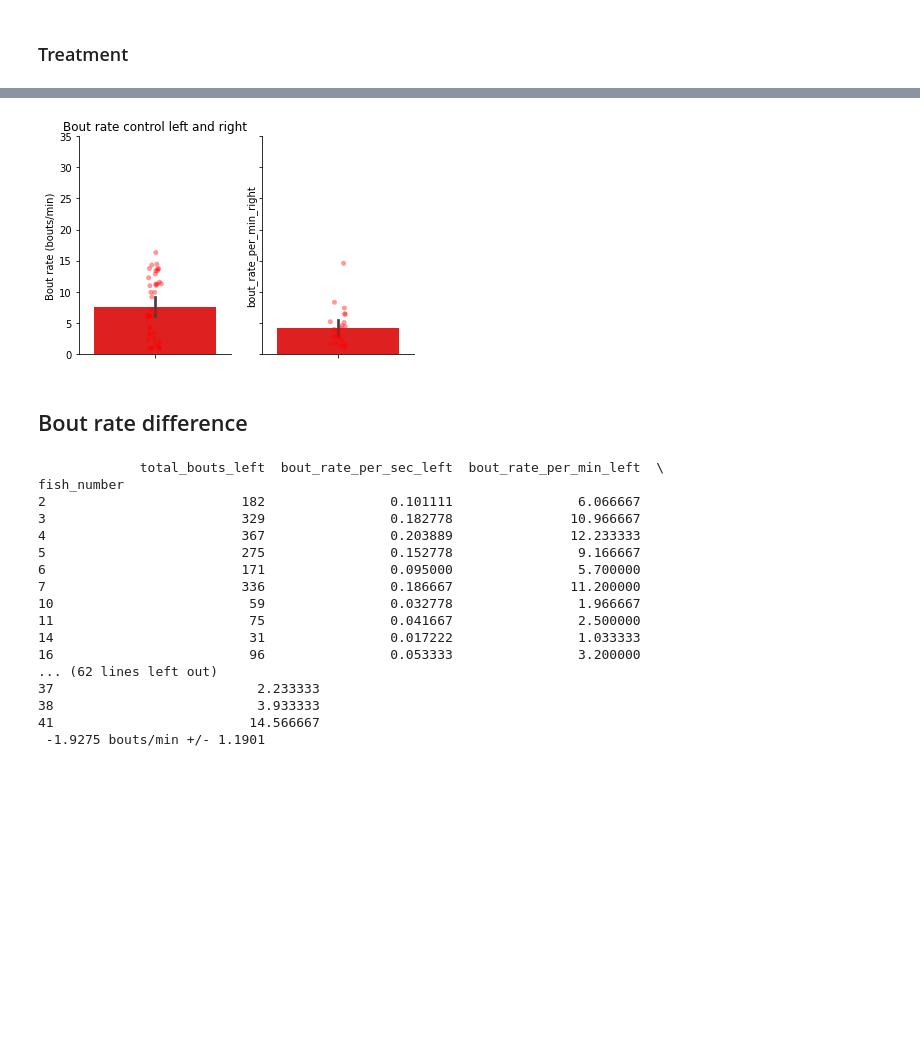
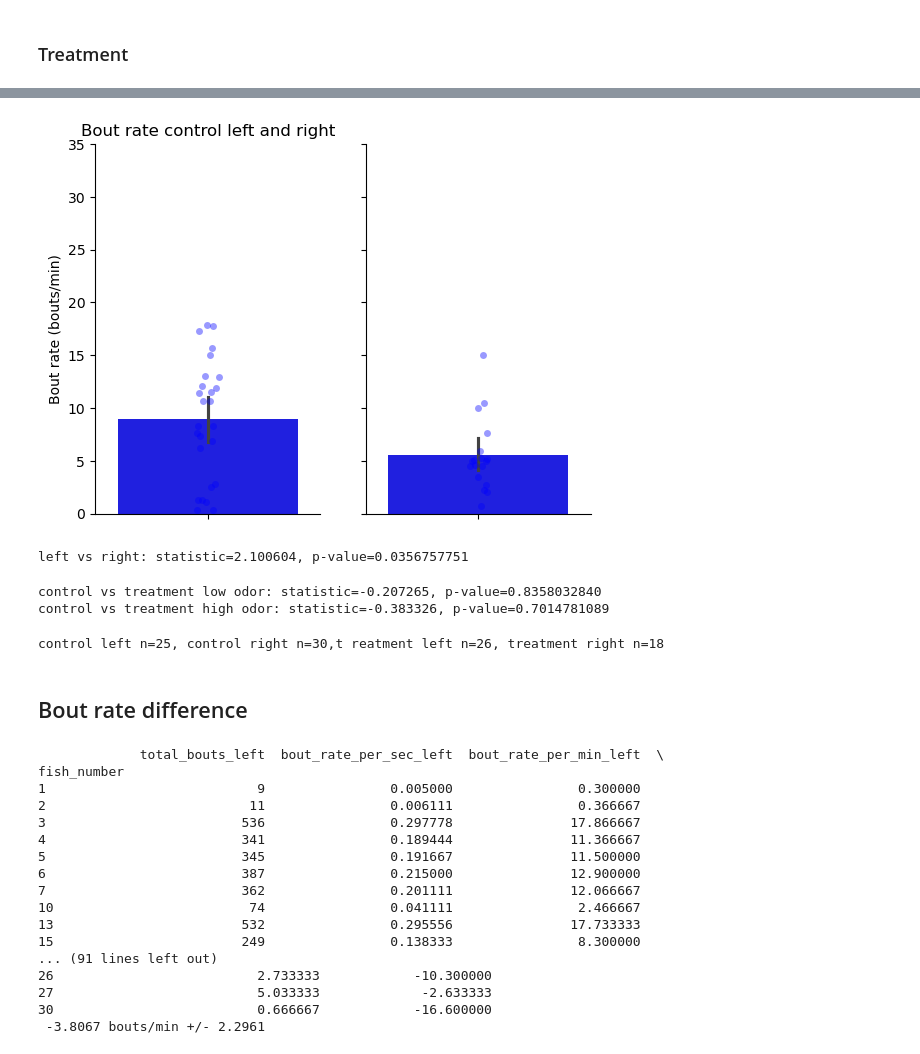
Before and after one commit to PaulaPflitsch/SleepPaper_code2023, a Jupyter notebook: Avoidance_analysis/Odor_sleep_data_oct2024.ipynb, the cells around one changed output, grey strips where cells are left out. Cells and saved outputs as stored; diff of their text form; code cells hidden in the pictures; blank space fills up the shorter version.

```diff
--- a/Avoidance_analysis/Odor_sleep_data_oct2024.ipynb
+++ b/Avoidance_analysis/Odor_sleep_data_oct2024.ipynb
@@ -46,5 +46,5 @@ print(bout_rates_ctrl)
 # %%
 # change directory
-bout_rates_SD=pd.read_csv(r"E:\Olfaction\Prefernece_index_cadaverine\5mM_cadaverine\bout_rates_SD.csv", header=None)
+bout_rates_SD=pd.read_csv(r"D:\Olfaction\Preference_index_starved\partial_starvation\patial_starvation\bout_rates_starved.csv", header=None)
 print(bout_rates_SD)
 # %% [output]
@@ -326,30 +333,50 @@ Right side mean bout rate:
 # %%
 #a4_dims = (11.7, 8.27)
 #fig, ax = plt.subplots(figsize=a4_dims)
 fig, (ax1, ax2) = plt.subplots(1, 2, sharey=True)
-ax = sns.barplot(ax=ax1,y=left_bout_rates['bout_rate_per_min_left'], color = "red", orient="v")
-ax = sns.stripplot(ax=ax1,y="bout_rate_per_min_left", data=left_bout_rates, dodge=True, color="red", alpha = 0.4,jitter = 0.05)
+ax = sns.barplot(ax=ax1,y=left_bout_rates_SD['bout_rate_per_min_left'], color = "blue", orient="v")
+ax = sns.stripplot(ax=ax1,y="bout_rate_per_min_left", data=left_bout_rates_SD, dodge=True, color="blue", alpha = 0.4,jitter = 0.05)
 
-ax = sns.barplot(ax=ax2, y=right_bout_rates['bout_rate_per_min_right'], color = "red", orient="v")
-ax = sns.stripplot(ax=ax2,y="bout_rate_per_min_right", data=right_bout_rates, dodge=True, color="red", alpha = 0.4,jitter = 0.05)
+ax = sns.barplot(ax=ax2, y=right_bout_rates_SD['bout_rate_per_min_right'], color = "blue", orient="v")
+ax = sns.stripplot(ax=ax2,y="bout_rate_per_min_right", data=right_bout_rates_SD, dodge=True, color="blue", alpha = 0.4,jitter = 0.05)
 
 ax1.set_title("Bout rate control left and right")
 ax.set_ylim(0, 35)
 ax1.set_ylabel("Bout rate (bouts/min)")
 sns.despine(right=True, bottom=False)
-fig.savefig(r"E:\Olfaction\Prefernece_index_cadaverine\5mM_cadaverine\bout_rate_left_right_control.pdf")
+fig.savefig(r"D:\Olfaction\Preference_index_starved\partial_starvation\patial_starvation\bout_rate_left_right_SD.pdf")
 # %% [output]
-[figure, old version]
+[figure, new version]
+# %%
+# stats left vs right bout rate
+p=ranksums(left_bout_rates_SD['bout_rate_per_min_left'], right_bout_rates_SD['bout_rate_per_min_right'])
+print(f"left vs right: statistic={p.statistic:.6f}, p-value={p.pvalue:.10f}")
+# %% [output]
+left vs right: statistic=2.100604, p-value=0.0356757751
+# %%
+# stats control vs treatment left and control vs treatment right
+p=ranksums(left_bout_rates_ctrl['bout_rate_per_min_left'], left_bout_rates_SD['bout_rate_per_min_left'])
+print(f"control vs treatment low odor: statistic={p.statistic:.6f}, p-value={p.pvalue:.10f}") #left
+
+p=ranksums(right_bout_rates_ctrl['bout_rate_per_min_right'], right_bout_rates_SD['bout_rate_per_min_right'])
+print(f"control vs treatment high odor: statistic={p.statistic:.6f}, p-value={p.pvalue:.10f}") #right
+# %% [output]
+control vs treatment low odor: statistic=-0.207265, p-value=0.8358032840
+control vs treatment high odor: statistic=-0.383326, p-value=0.7014781089
+# %%
+print(f"control left n={len(left_bout_rates_ctrl)}, control right n={len(right_bout_rates_ctrl)},t reatment left n={len(left_bout_rates_SD)}, treatment right n={len(right_bout_rates_SD)}")
+# %% [output]
+control left n=25, control right n=30,t reatment left n=26, treatment right n=18
 # %% [markdown]
 ## Bout rate difference
 # %%
 # Merge left and right bout rates for each fish
-bout_rate_df_SD = pd.merge(left_bout_rates, right_bout_rates, on='fish_number')
+bout_rate_df_SD = pd.merge(left_bout_rates_SD, right_bout_rates_SD, on='fish_number')
 print(bout_rate_df_SD)
 
 # Calculate the difference: bout rate right - bout rate left
 bout_rate_df_SD['bout_rate_difference'] = bout_rate_df_SD['bout_rate_per_min_right'] - bout_rate_df_SD['bout_rate_per_min_left']
-#print(bout_rate_df_ctrl)
+print(bout_rate_df_SD)
 
 # Calculate the mean bout rate difference across all fish
 mean_bout_rate_difference_SD = bout_rate_df_SD['bout_rate_difference'].mean()
@@ -361,21 +388,21 @@ print(f" {mean_bout_rate_difference_SD:.4f} bouts/min +/- {sem_bout_rate_differe
 # %% [output]
              total_bouts_left  bout_rate_per_sec_left  bout_rate_per_min_left  \
 fish_number
-2                         182                0.101111                6.066667
-3                         329                0.182778               10.966667
-4                         367                0.203889               12.233333
-5                         275                0.152778                9.166667
-6                         171                0.095000                5.700000
-7                         336                0.186667               11.200000
-10                         59                0.032778                1.966667
-11                         75                0.041667                2.500000
-14                         31                0.017222                1.033333
-16                         96                0.053333                3.200000
-... (62 lines left out)
-37                          2.233333
-38                          3.933333
-41                         14.566667
- -1.9275 bouts/min +/- 1.1901
+1                           9                0.005000                0.300000
+2                          11                0.006111                0.366667
+3                         536                0.297778               17.866667
+4                         341                0.189444               11.366667
+5                         345                0.191667               11.500000
+6                         387                0.215000               12.900000
+7                         362                0.201111               12.066667
+10                         74                0.041111                2.466667
+13                        532                0.295556               17.733333
+15                        249                0.138333                8.300000
+... (91 lines left out)
+26                          2.733333            -10.300000
+27                          5.033333             -2.633333
+30                          0.666667            -16.600000
+ -3.8067 bouts/min +/- 2.2961
 # %%
 # Plotting
 plt.figure(figsize=(10, 6))
```
Also changed, not shown: parts of 14 cells of this notebook.
